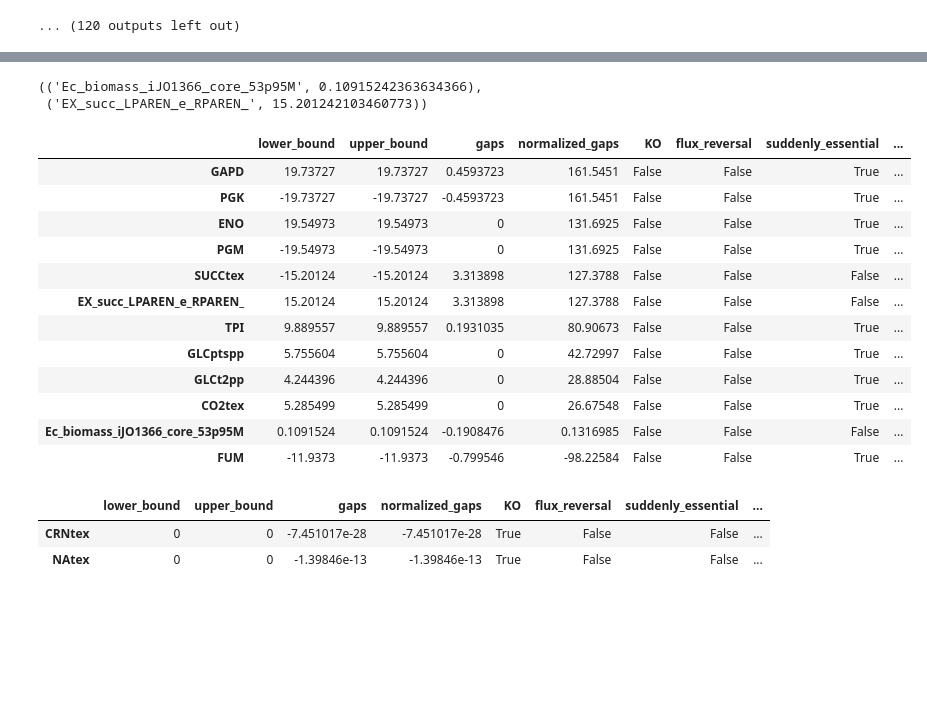
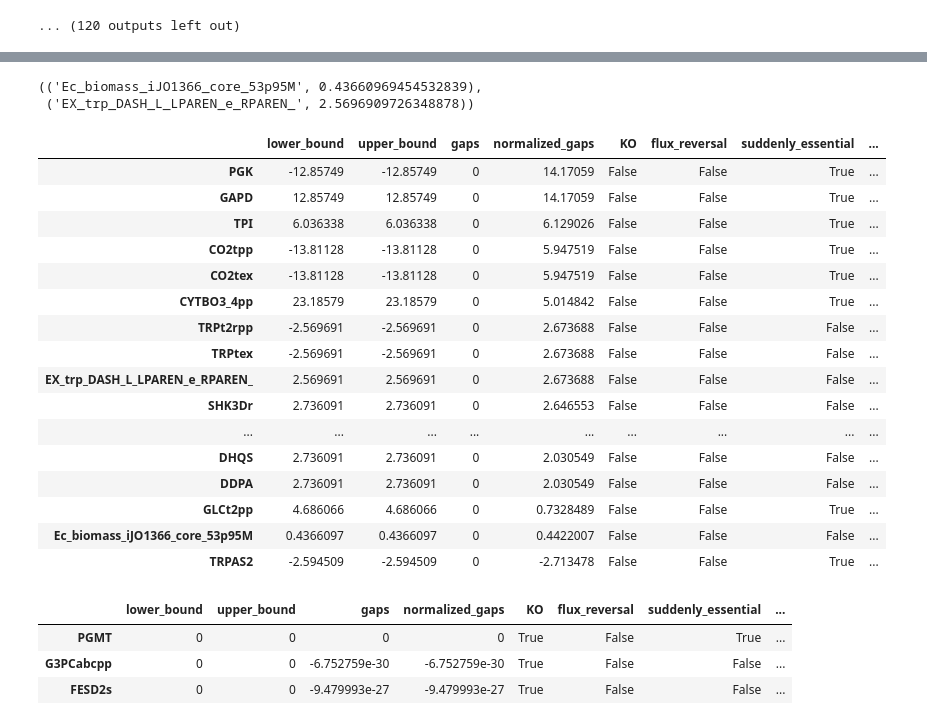
Before and after one commit to biosustain/cameo, a Jupyter notebook: examples/DifferentialFVA.ipynb, the cells around one changed output, grey strips where cells are left out. Cells and saved outputs as stored; diff of their text form; code cells hidden in the pictures; blank space fills up the shorter version.

```diff
--- a/examples/DifferentialFVA.ipynb
+++ b/examples/DifferentialFVA.ipynb
@@ -189,12 +205,12 @@ model = load_model('../tests/data/iJO1366.xml')
 reference_model = model.copy()
 biomass_rxn = reference_model.reactions.Ec_biomass_iJO1366_core_53p95M
 biomass_rxn.lower_bound = 0.3
-target = reference_model.reactions.EX_succ_LPAREN_e_RPAREN_
+target = reference_model.reactions.EX_trp_DASH_L_LPAREN_e_RPAREN_
 target.lower_bound = 2
 # %%
 diffFVA = DifferentialFVA(design_space_model=model,
                           reference_model=reference_model,
-                          objective=reference_model.reactions.EX_succ_LPAREN_e_RPAREN_,
+                          objective=target,
                           variables=[biomass_rxn],
                           normalize_ranges_by=biomass_rxn,
                           points=10)
@@ -217,5 +233,5 @@ result = diffFVA.run(surface_only=True,view=view)
 # %%
-result.items[1]
+result.items[-2]
 # %% [output]
-(('Ec_biomass_iJO1366_core_53p95M', 0.10915242363634366),
- ('EX_succ_LPAREN_e_RPAREN_', 15.201242103460773))
+(('Ec_biomass_iJO1366_core_53p95M', 0.43660969454532839),
+ ('EX_trp_DASH_L_LPAREN_e_RPAREN_', 2.5696909726348878))
@@ -224,22 +238,28 @@ df = result[result.items[1]]
 # %%
+df = result[result.items[-2]]
 df.join(diffFVA.reference_flux_ranges, rsuffix='_ref', lsuffix='').query('normalized_gaps > 0.1 | normalized_gaps < -0.1').sort('normalized_gaps', ascending=False)
 # %% [output]
 |  | lower_bound | upper_bound | gaps | normalized_gaps | KO | flux_reversal | suddenly_essential | ... |
-| GAPD | 19.73727 | 19.73727 | 0.4593723 | 161.5451 | False | False | True | ... |
-| PGK | -19.73727 | -19.73727 | -0.4593723 | 161.5451 | False | False | True | ... |
-| ENO | 19.54973 | 19.54973 | 0 | 131.6925 | False | False | True | ... |
-| PGM | -19.54973 | -19.54973 | 0 | 131.6925 | False | False | True | ... |
-| SUCCtex | -15.20124 | -15.20124 | 3.313898 | 127.3788 | False | False | False | ... |
-| EX_succ_LPAREN_e_RPAREN_ | 15.20124 | 15.20124 | 3.313898 | 127.3788 | False | False | False | ... |
-| TPI | 9.889557 | 9.889557 | 0.1931035 | 80.90673 | False | False | True | ... |
-| GLCptspp | 5.755604 | 5.755604 | 0 | 42.72997 | False | False | True | ... |
-| GLCt2pp | 4.244396 | 4.244396 | 0 | 28.88504 | False | False | True | ... |
-| CO2tex | 5.285499 | 5.285499 | 0 | 26.67548 | False | False | True | ... |
-| Ec_biomass_iJO1366_core_53p95M | 0.1091524 | 0.1091524 | -0.1908476 | 0.1316985 | False | False | False | ... |
-| FUM | -11.9373 | -11.9373 | -0.799546 | -98.22584 | False | False | True | ... |
+| PGK | -12.85749 | -12.85749 | 0 | 14.17059 | False | False | True | ... |
+| GAPD | 12.85749 | 12.85749 | 0 | 14.17059 | False | False | True | ... |
+| TPI | 6.036338 | 6.036338 | 0 | 6.129026 | False | False | True | ... |
+| CO2tpp | -13.81128 | -13.81128 | 0 | 5.947519 | False | False | True | ... |
+| CO2tex | -13.81128 | -13.81128 | 0 | 5.947519 | False | False | True | ... |
+| CYTBO3_4pp | 23.18579 | 23.18579 | 0 | 5.014842 | False | False | True | ... |
+| TRPt2rpp | -2.569691 | -2.569691 | 0 | 2.673688 | False | False | False | ... |
+| TRPtex | -2.569691 | -2.569691 | 0 | 2.673688 | False | False | False | ... |
+| EX_trp_DASH_L_LPAREN_e_RPAREN_ | 2.569691 | 2.569691 | 0 | 2.673688 | False | False | False | ... |
+| SHK3Dr | 2.736091 | 2.736091 | 0 | 2.646553 | False | False | False | ... |
+| ... | ... | ... | ... | ... | ... | ... | ... | ... |
+| DHQS | 2.736091 | 2.736091 | 0 | 2.030549 | False | False | False | ... |
+| DDPA | 2.736091 | 2.736091 | 0 | 2.030549 | False | False | False | ... |
+| GLCt2pp | 4.686066 | 4.686066 | 0 | 0.7328489 | False | False | True | ... |
+| Ec_biomass_iJO1366_core_53p95M | 0.4366097 | 0.4366097 | 0 | 0.4422007 | False | False | False | ... |
+| TRPAS2 | -2.594509 | -2.594509 | 0 | -2.713478 | False | False | True | ... |
 # %%
 df.join(diffFVA.reference_flux_ranges, rsuffix='_ref', lsuffix='').query('KO == True').sort('normalized_gaps', ascending=False)
 # %% [output]
 |  | lower_bound | upper_bound | gaps | normalized_gaps | KO | flux_reversal | suddenly_essential | ... |
-| CRNtex | 0 | 0 | -7.451017e-28 | -7.451017e-28 | True | False | False | ... |
-| NAtex | 0 | 0 | -1.39846e-13 | -1.39846e-13 | True | False | False | ... |
+| PGMT | 0 | 0 | 0 | 0 | True | False | True | ... |
+| G3PCabcpp | 0 | 0 | -6.752759e-30 | -6.752759e-30 | True | False | False | ... |
+| FESD2s | 0 | 0 | -9.479993e-27 | -9.479993e-27 | True | False | False | ... |
```
Also changed, not shown: parts of 19 cells of this notebook.
